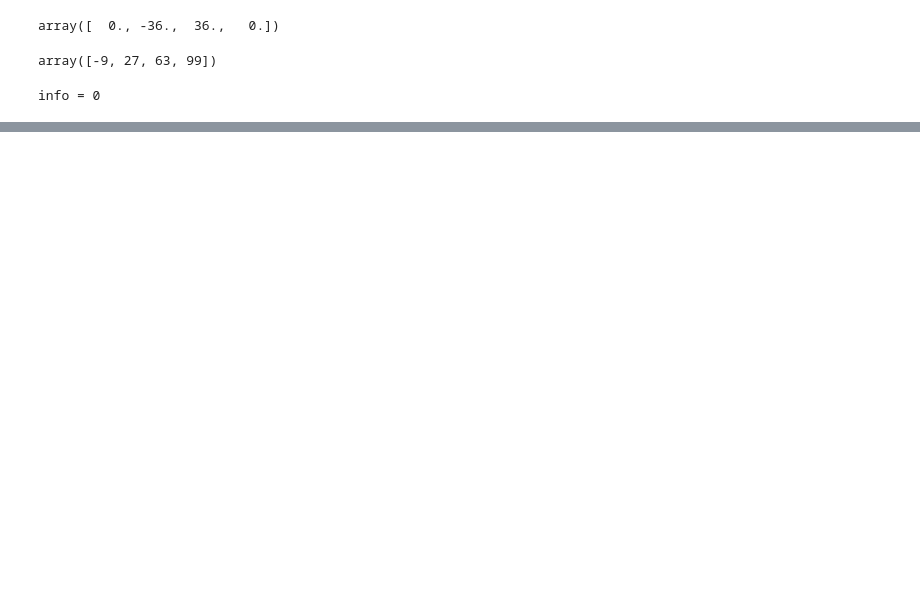
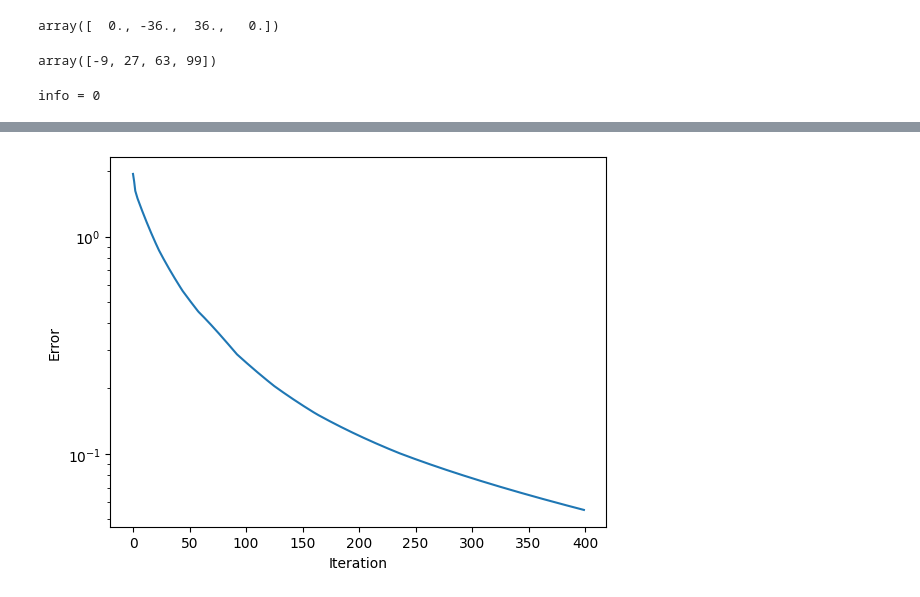
Before and after one commit to Maastrup/02687-SciFi-Computing, a Jupyter notebook: Assignment 1/Exercise3.ipynb, the cells around one changed output, grey strips where cells are left out. Cells and saved outputs as stored; diff of their text form; code cells hidden in the pictures; blank space fills up the shorter version.

```diff
--- a/Assignment 1/Exercise3.ipynb
+++ b/Assignment 1/Exercise3.ipynb
@@ -125,9 +124,0 @@ plt.show()
-# %%
-def smooth(U, omega, m, F):
-    h = 1/(m+1)
-    Unew = np.zeros_like(U)
-
-    for j in range(m**2):
-        Unew[j] = (1-omega)*U[j]+1/2*omega*(Unew[j-1]*(j>0)+U[j+1]*(j<m**2))-1/2*omega*h**2*F[j]
-
-    return Unew
@@ -133,0 +145,36 @@ def smooth(U, omega, m, F):
+# %%
+def exact_solution(m, u_func):
+    h = 1/(m+1)
+    Ue = np.zeros(m*m)
+
+    for i in range(m):
+        for j in range(m):
+            x = (i+1)*h
+            y = (j+1)*h
+            Ue[i*m + j] = u_func(x, y)
+
+    return Ue
+# %%
+m = 30
+omega = 2/3
+iters = 400
+
+F = form_rhs(m, f_func, u_func)
+U = np.zeros(np.size(F))
+
+U_exact = exact_solution(m, u_func)
+
+errors = []
+
+for k in range(iters):
+    U = smooth(U, omega, m, F)
+
+    err = np.linalg.norm(U - U_exact, np.inf)  # infinity norm
+    errors.append(err)
+
+plt.semilogy(errors)
+plt.xlabel("Iteration")
+plt.ylabel("Error")
+plt.show()
+# %% [output]
+[figure, added]
```
Also changed, not shown: parts of 3 cells of this notebook, 1 other file.
